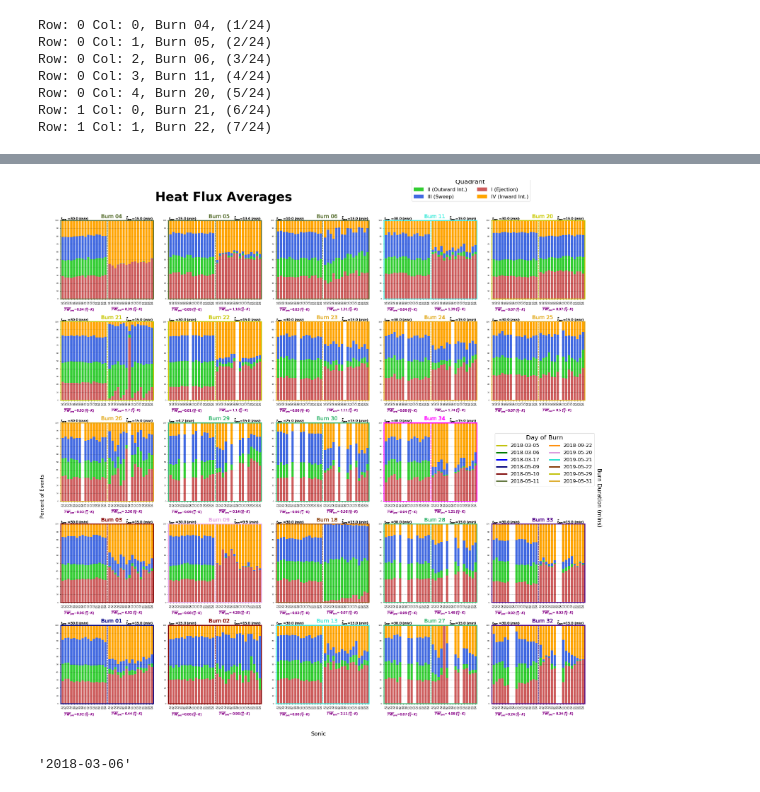
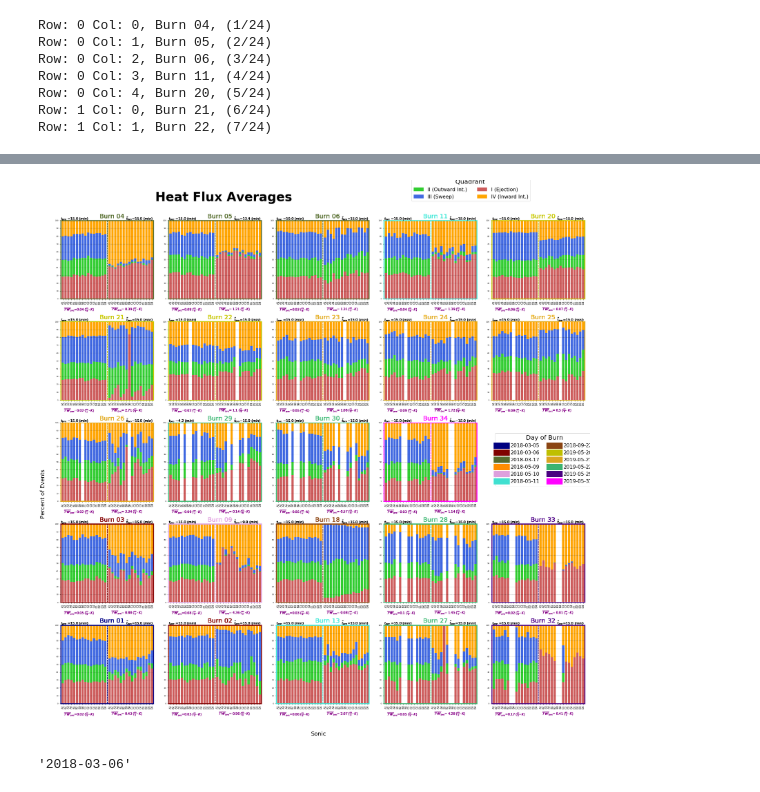
Before and after one commit to JosephSeitz/Analysis_Code, a Jupyter notebook: final_Heat-Flux-Averag-Grid-Plotter-Copy1.ipynb, the cells around one changed output, grey strips where cells are left out. Drawn from its saved outputs; the diff is of its cells as text; code cells hidden in the pictures.

```diff
--- a/final_Heat-Flux-Averag-Grid-Plotter-Copy1.ipynb
+++ b/final_Heat-Flux-Averag-Grid-Plotter-Copy1.ipynb
@@ -74,8 +74,8 @@ def sonic_calculations(df, n, x_fire):
     ### pre-burn averaging index
     #30mins = 18000 15mins = 9000 10mins = 6000 5mins = 3000
     pre_brn_start, pre_brn_end = 0, n
-    if n > 18000:
-        pre_brn_start = n - 18000 #Making the pre-burn period max time of 30 min
+    if n > 9000:
+        pre_brn_start = n - 9000 #Making the pre-burn period max time of 30 min
 
     pre_brn_len = pre_brn_end - pre_brn_start
     #print(pre_brn_start,pre_brn_end)
@@ -165,14 +165,15 @@ def burn_calculations(path, n):
 # %%
 %%time
 ###### Date legend lines
-cust_lines =[]
-for i in range(len(dates)):
-    custom_lines.append( Line2D([0], [0], color=colors[i], lw=20,markersize=15))
 dates = ["2018-03-05", "2018-03-06", "2018-03-17", "2018-05-09", "2018-05-10", \
             "2018-05-11", "2018-09-22", "2019-05-20", "2019-05-21", "2019-05-22", \
             "2019-05-29", "2019-05-31"]
 colors = ["navy", "maroon", "darkolivegreen", "darkorange", "plum", "turquoise", \
               "saddlebrown", "y", "goldenrod", "mediumseagreen", "indigo", "magenta"  ]
+custom_lines =[]
+for i in range(len(dates)):
+    custom_lines.append( Line2D([0], [0], color=colors[i], lw=20,markersize=2))
+
 mpl.rcParams['axes.linewidth'] = 3 #set the value globally
 
 ###### Burn Constants
@@ -181,7 +182,7 @@ n_list = [30000,15000,6000,30000,25000,25000,27000,45000,20000,25000,25000,2500,
          21000, 15000, 50000, 35000, 45000]
 #path = "/home/JoeySeitz/10X10_Truss_SERDP_Burns/JS_Cleaned_Data/Burn-"
 path="/home/joey/Desktop/10X10_Truss_SERDP_Burns/JS_Cleaned_Data/Full-Timestamp/Burn-"#79
-path = "/Users/joeyp//Desktop/10X10_Truss_SERDP_Burns/JS_Cleaned_Data/Full-Timestamp/Burn-" #w10
+#path = "/Users/joeyp//Desktop/10X10_Truss_SERDP_Burns/JS_Cleaned_Data/Full-Timestamp/Burn-" #w10
 path_end = "/sonics/"
 burns = ["04", "05", "06", "11", "20", "21", "22", "23", "24", "25", "26", "29", "30", "34", \
         "03", "09", "18", "28", "33", \
@@ -240,7 +241,7 @@ for row in range(5):
             #axs.set_xlabel("Sonic", fontsize = 18, x=.47)
             pre_txt = r" ${t}_{pre}$ ="+str(round(pre_brn_len/600,1))+" $(min)$"
             brn_txt =r" $\tilde{t}_{brn}$="+str(round(np.median(brn_len_min),1))+" $(min)$"
-            axs.text(14.5,1.03, "Burn "+str(burns[file_count]), fontsize = 17, color = dc)
+            axs.text(14,1.03, "Burn "+str(burns[file_count]), fontsize = 20, color = dc)
 
             axs.text(23,1.01,brn_txt, fontsize = 11, weight = "light"  )
             axs.text(0,1.01,pre_txt, fontsize = 11, weight = "light" )
@@ -276,13 +277,13 @@ handles, labels = axs.get_legend_handles_labels()
 fig.legend(handles[:4], labels[:4], ncol = 2, fontsize = 16, bbox_to_anchor=(.85, .97), title = "Quadrant ", title_fontsize = 20) #, framealpha = .8)
 fig.legend(custom_lines, dates, ncol =2,  bbox_to_anchor=(.96, .53), fontsize = 16, title = "Day of Burn", title_fontsize = 20)
 fig.suptitle("Heat Flux Averages", fontsize = 40, y = .95, x = .33, fontweight = "bold")
-fig.text(0.015,0.39,"Percent of Events", rotation  = 90, fontsize = 16)
-fig.text(0.97, 0.375,"Burn Duration (mins)", rotation = 270, fontsize = 18)
+fig.text(0.015,0.39,"Percent of Events", rotation  = 90, fontsize = 18)
+#fig.text(0.97, 0.375,"Burn Duration (mins)", rotation = 270, fontsize = 18)
 fig.text(0.48,0.015, "Sonic", fontsize = 18)
 fig.tight_layout()
 fig.subplots_adjust(hspace=0.29,wspace=0.16, top=0.9, left = 0.05, right = .95, bottom = .07)
 
-fig.savefig("Grouping-Heat-Flux-aveplot_30min-15min.png", dpi = 350)
+fig.savefig("Grouping-Heat-Flux-aveplot_15min-15min_03.png", dpi = 350)
 ### Took 56mins and 45s to run on W10 Desktop
 ## Took 1hr 17min to run on 134
 ###New time of 15min 4s!!!(134 at 30min)
@@ -316,4 +318,4 @@ Wall time: 8min 11s
-[figure, old version]
+[figure, new version]
 # %%
 n_list = [21000,15000,20000,30000,15000,6000,25000,18000,30000,60000,50000,180000,40000,25000,25000,27000,\
          45000,20000,25000,25000,35000,27000,25000,15000,35000,45000,20000,40000]
```
Also changed, not shown: parts of 1 cell of this notebook.
